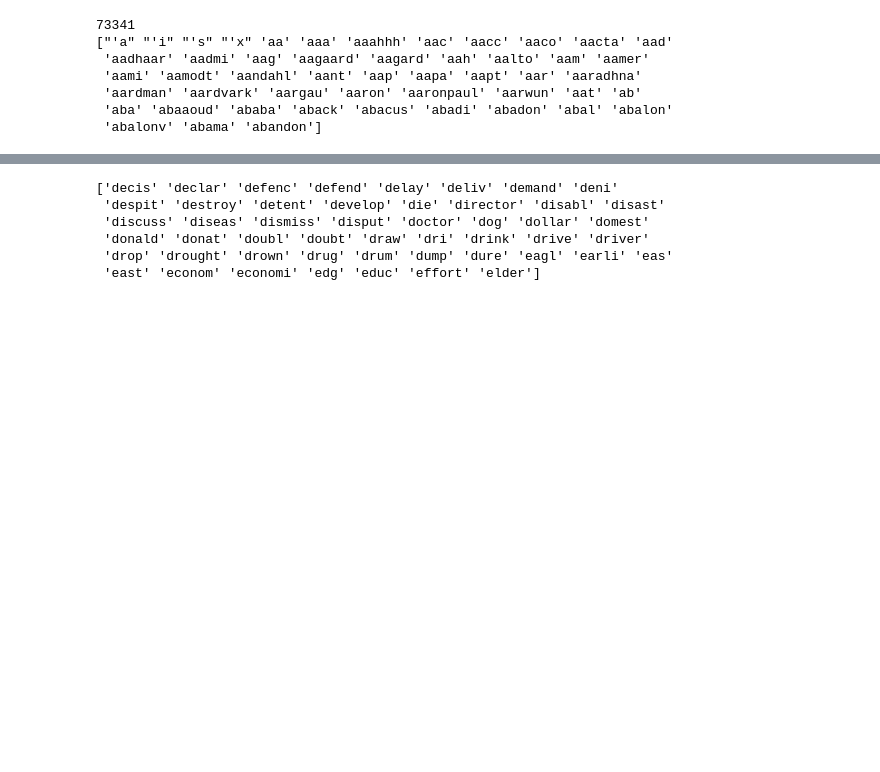
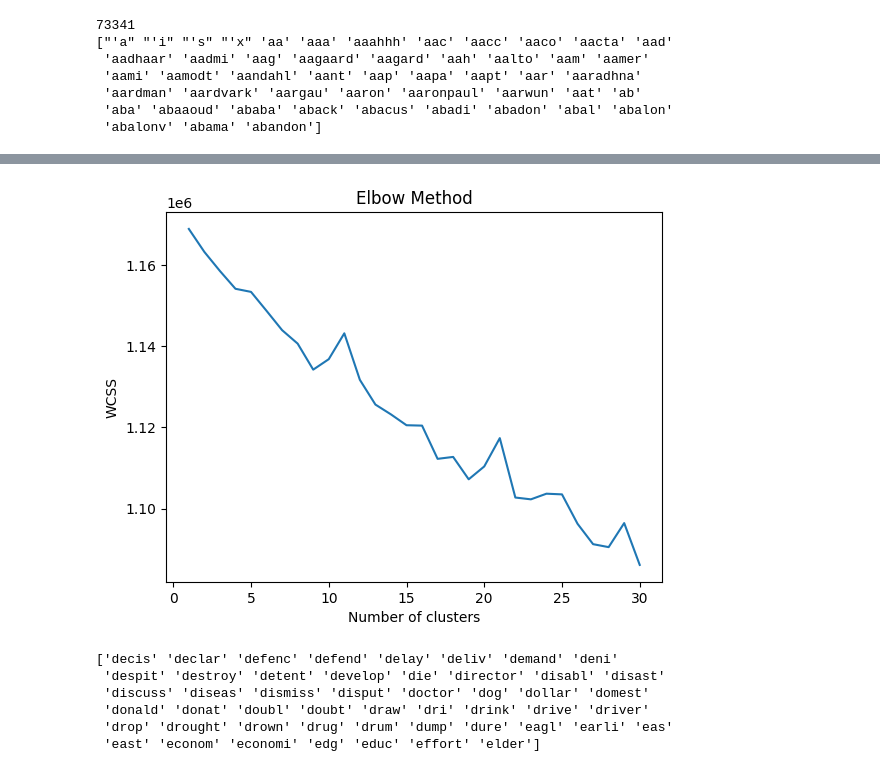
Before and after one commit to David-Lmh/A-Million-News-Headlines, a Jupyter notebook: k-means.ipynb, the cells around one changed output, grey strips where cells are left out. Saved outputs shown, nothing was run; the diff lists cells and outputs as text; code cells hidden in the pictures; blank space fills up the shorter version.

```diff
--- a/k-means.ipynb
+++ b/k-means.ipynb
@@ -138,3 +147,11 @@ Returning the number of logical cores instead. You can silence this warning by s
+# %%
+plt.plot(range(1,31),wcss)
+plt.title('Elbow Method')
+plt.xlabel('Number of clusters')
+plt.ylabel('WCSS')
+plt.show()
+# %% [output]
+[figure, added]
 # %%
 print(words[250:300])
 # %% [output]
```
Also changed, not shown: parts of 1 cell of this notebook, 2 other files.
